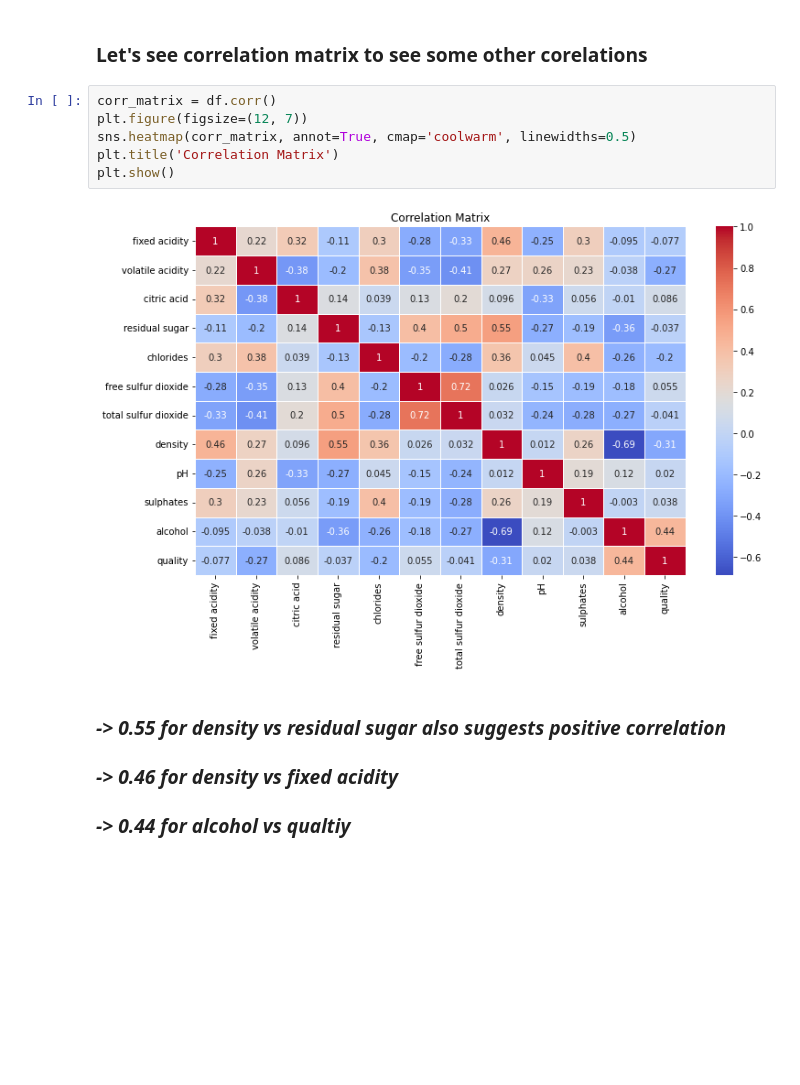
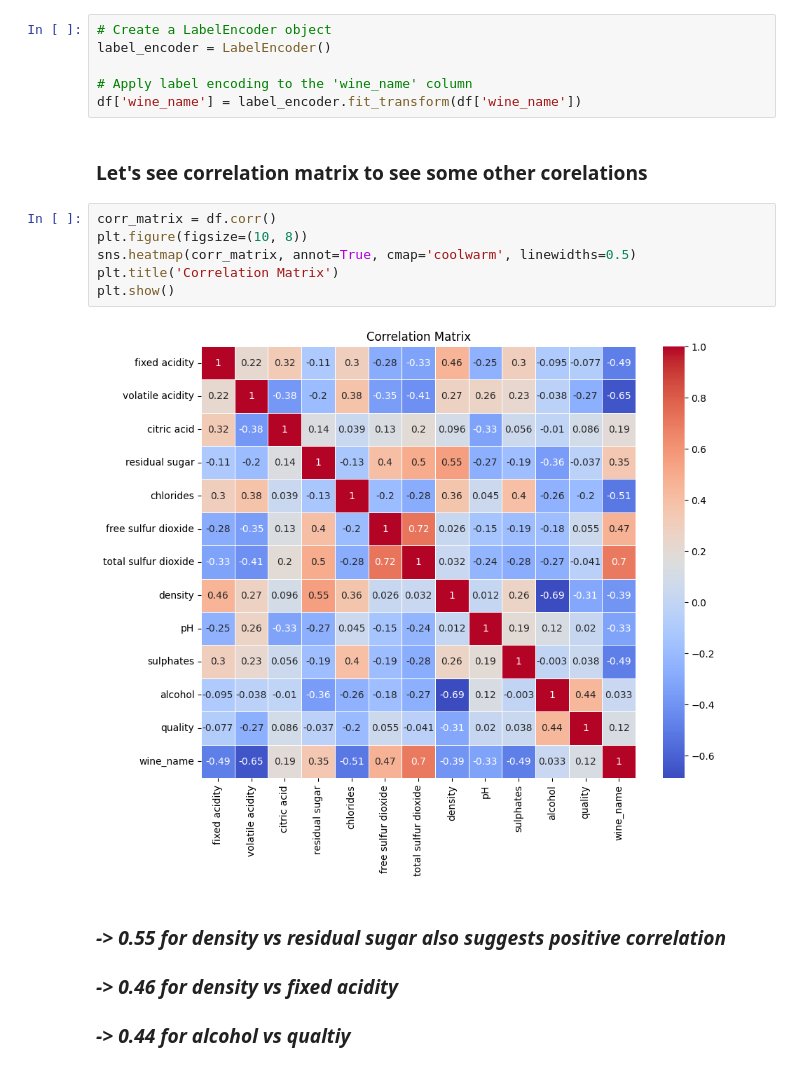
Before and after one commit to dmml-heriot-watt/group-coursework-dmml_cw, a Jupyter notebook: notebooks/WineDataViz.ipynb, the cells around one changed output. Cells and saved outputs as stored; diff of their text form; blank space fills up the shorter version.

Commit message:
Visualisation and insights
update Winedataviz file

```diff
--- a/notebooks/WineDataViz.ipynb
+++ b/notebooks/WineDataViz.ipynb
@@ -307,13 +368,19 @@ plt.show()
+# %%
+# Create a LabelEncoder object
+label_encoder = LabelEncoder()
+
+# Apply label encoding to the 'wine_name' column
+df['wine_name'] = label_encoder.fit_transform(df['wine_name'])
 # %% [markdown]
 ### Let's see correlation matrix to see some other corelations
 # %%
 corr_matrix = df.corr()
-plt.figure(figsize=(12, 7))
+plt.figure(figsize=(10, 8))
 sns.heatmap(corr_matrix, annot=True, cmap='coolwarm', linewidths=0.5)
 plt.title('Correlation Matrix')
 plt.show()
 # %% [output]
-[figure, old version]
+[figure, new version]
 # %% [markdown]
 ### *-> 0.55 for density vs residual sugar also suggests positive correlation*
 ### *-> 0.46 for density vs fixed acidity*
```
Also changed, not shown: parts of 23 cells of this notebook, 6 other files.
